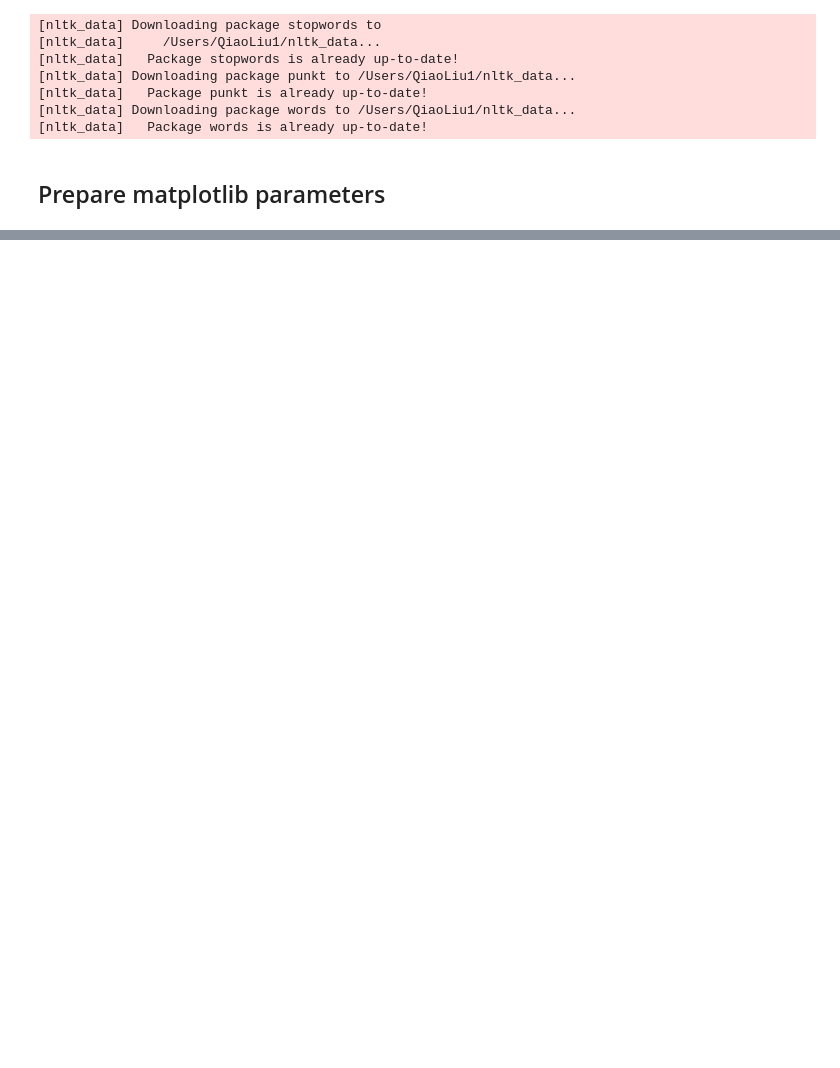
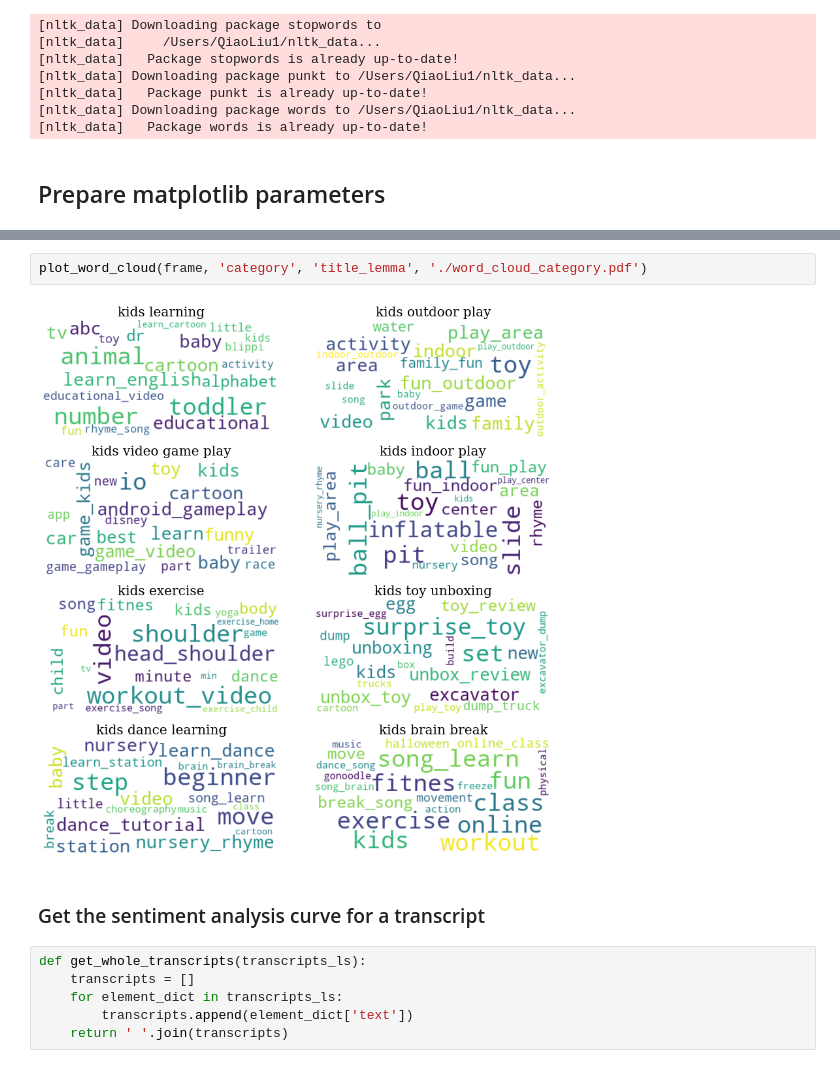
Before and after one commit to qiaoliuhub/kidtube, a Jupyter notebook: kids_video_analysis.ipynb, the cells around one changed output, grey strips where cells are left out. Cells and saved outputs as stored; diff of their text form; blank space fills up the shorter version.

Commit message:
add more analysis

```diff
--- a/kids_video_analysis.ipynb
+++ b/kids_video_analysis.ipynb
@@ -63,0 +280,12 @@ def remove_stop(text):
+# %%
+plot_word_cloud(frame, 'category', 'title_lemma', './word_cloud_category.pdf')
+# %% [output]
+[figure, added]
+# %% [markdown]
+### Get the sentiment analysis curve for a transcript
+# %%
+def get_whole_transcripts(transcripts_ls):
+    transcripts = []
+    for element_dict in transcripts_ls:
+        transcripts.append(element_dict['text'])
+    return ' '.join(transcripts)
```
Also changed, not shown: parts of 47 cells of this notebook, 54 other files.
